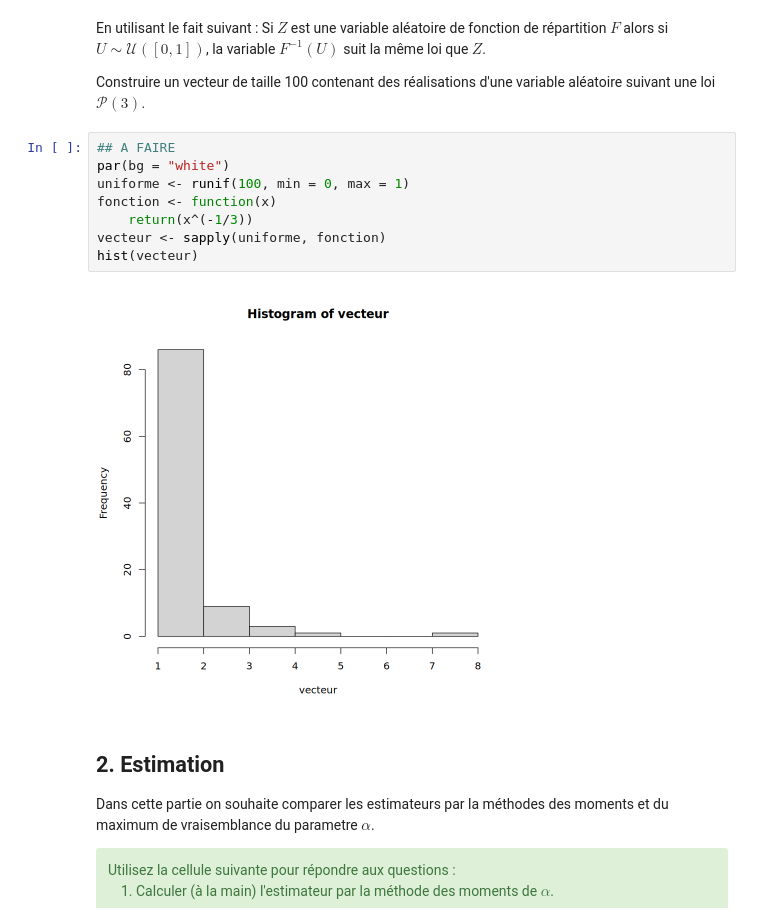
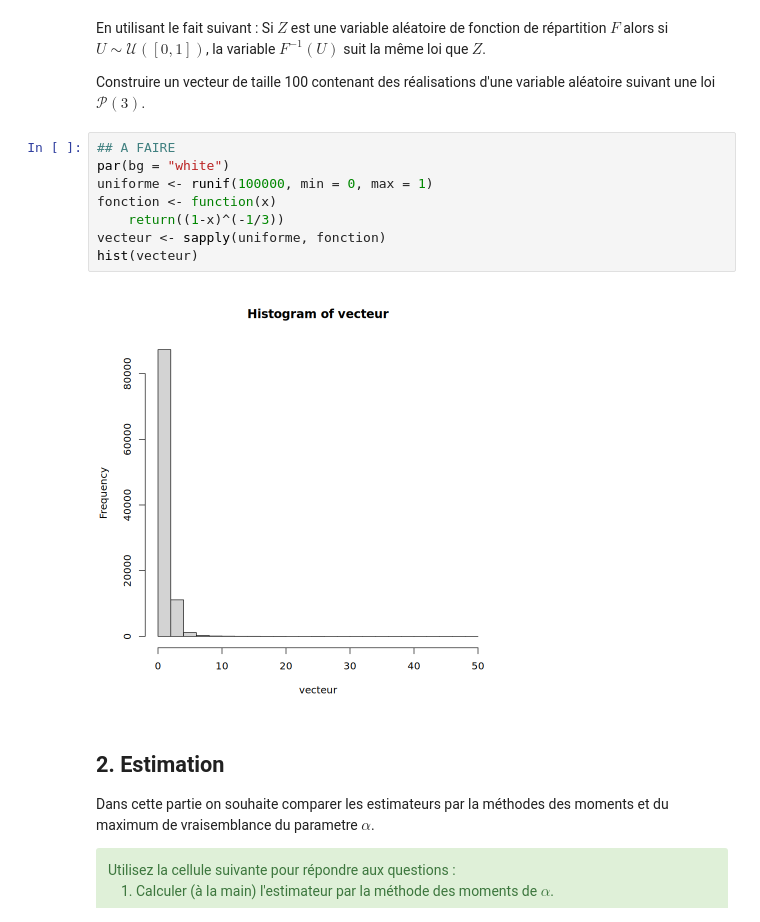
Before and after one commit to adrienmanciet-sys/statistics, a Jupyter notebook: seance_09_09_25/TP2_2_estimation.ipynb, the cells around one changed output. Saved outputs shown, nothing was run; the diff lists cells and outputs as text.

```diff
--- a/seance_09_09_25/TP2_2_estimation.ipynb
+++ b/seance_09_09_25/TP2_2_estimation.ipynb
@@ -16,13 +16,13 @@ Construire un vecteur de taille 100 contenant des réalisations d'une variable a
 # %%
 ## A FAIRE
 par(bg = "white")
-uniforme <- runif(100, min = 0, max = 1)
+uniforme <- runif(100000, min = 0, max = 1)
 fonction <- function(x)
-    return(x^(-1/3))
+    return((1-x)^(-1/3))
 vecteur <- sapply(uniforme, fonction)
 hist(vecteur)
 # %% [output]
-[figure, old version]
+[figure, new version]
 # %% [markdown]
 ##  2. Estimation
 
```
Also changed, not shown: parts of 4 cells of this notebook.
